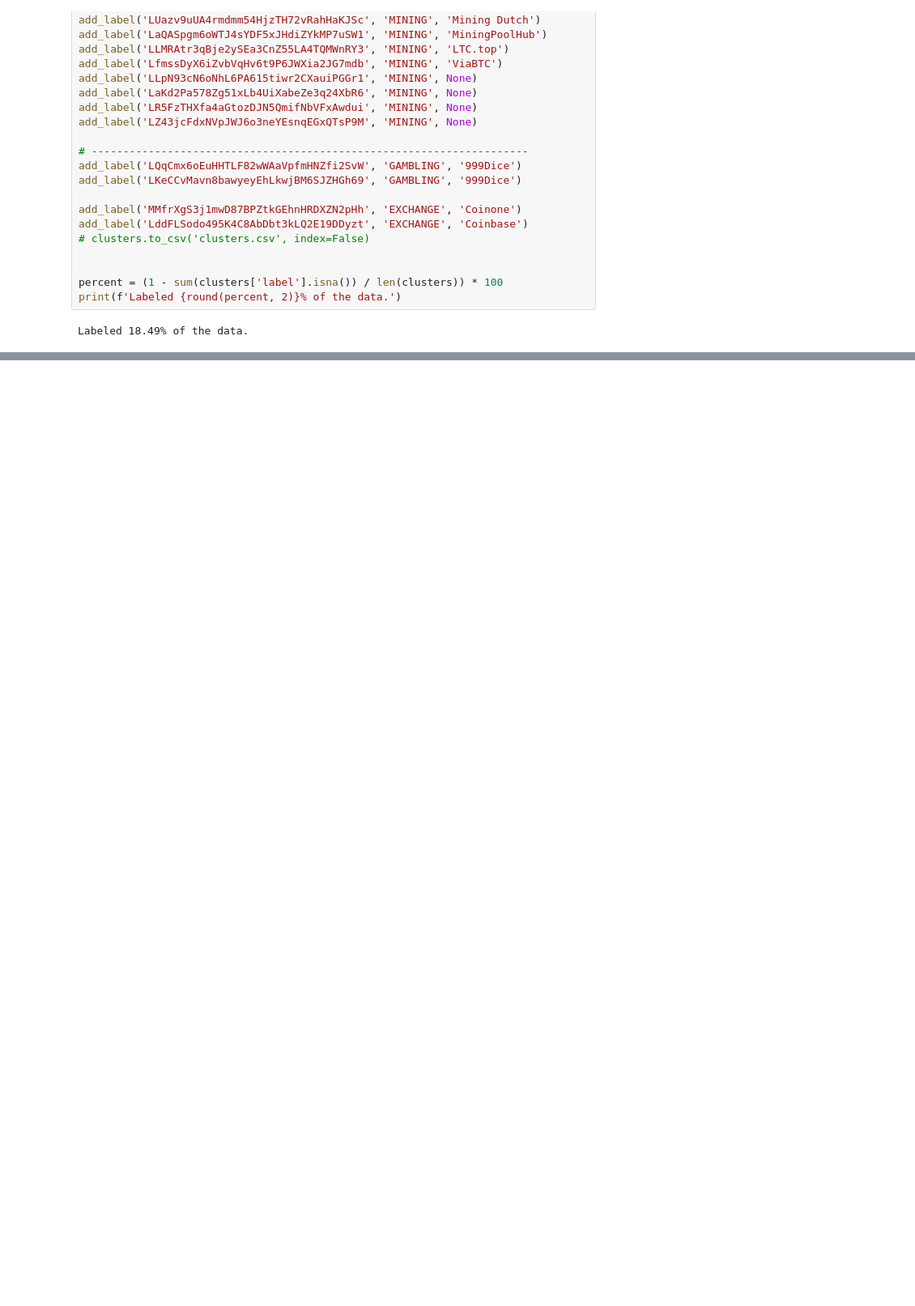
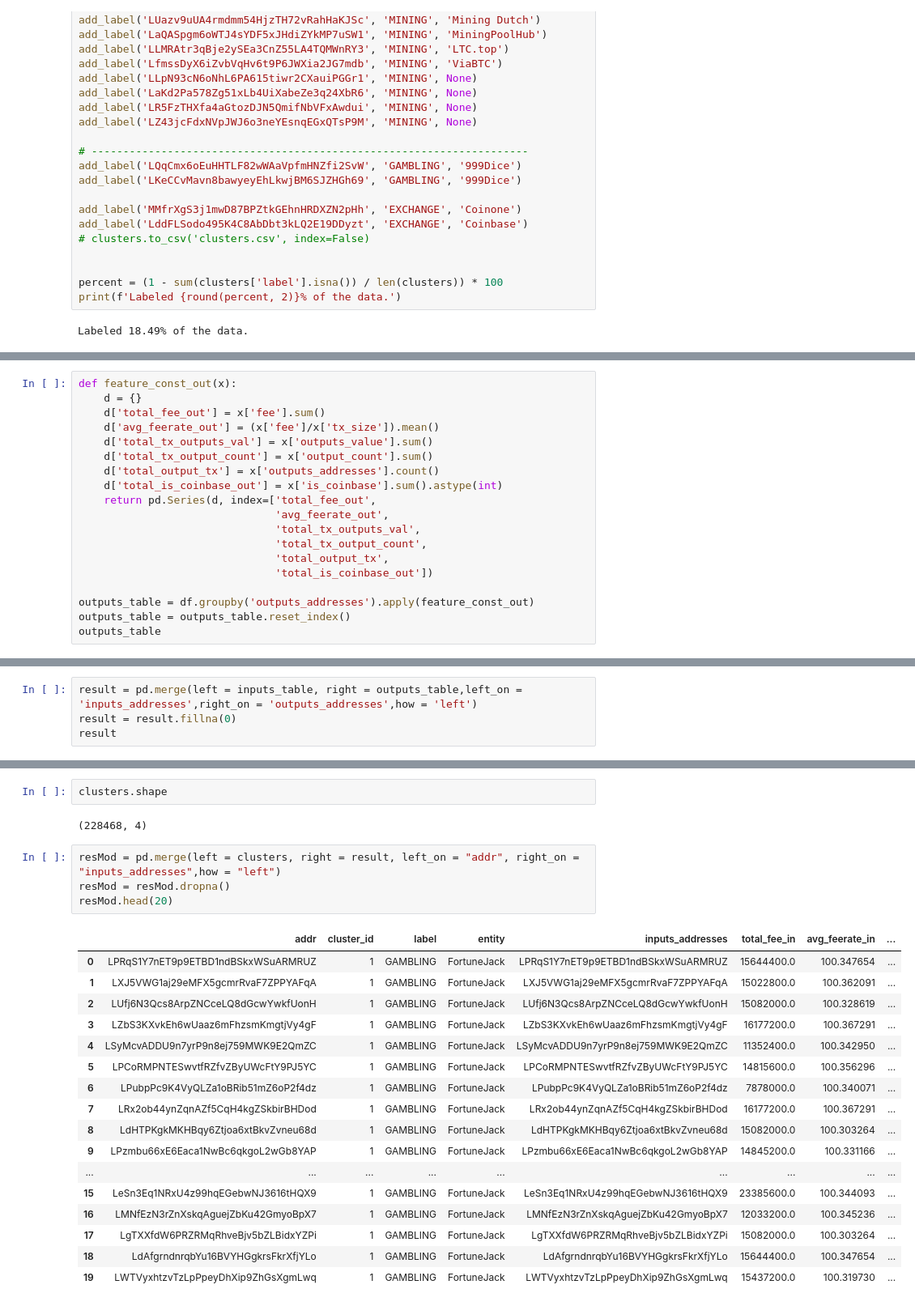
Before and after one commit to fakecoinbase/suchak1slashltc_addr_clf, a Jupyter notebook: litecoin.ipynb, the cells around one changed output, grey strips where cells are left out. Shown: that part at 81% size. Saved outputs shown, nothing was run; the diff lists cells and outputs as text; blank space fills up the shorter version.

```diff
--- a/litecoin.ipynb
+++ b/litecoin.ipynb
@@ -260,0 +316,19 @@ num_clusters_labeled
+# %%
+def feature_const_out(x):
+    d = {}
+    d['total_fee_out'] = x['fee'].sum()
+    d['avg_feerate_out'] = (x['fee']/x['tx_size']).mean()
+    d['total_tx_outputs_val'] = x['outputs_value'].sum()
+    d['total_tx_output_count'] = x['output_count'].sum()
+    d['total_output_tx'] = x['outputs_addresses'].count()
+    d['total_is_coinbase_out'] = x['is_coinbase'].sum().astype(int)
+    return pd.Series(d, index=['total_fee_out',
+                               'avg_feerate_out',
+                               'total_tx_outputs_val',
+                               'total_tx_output_count',
+                               'total_output_tx',
+                               'total_is_coinbase_out'])
+
+outputs_table = df.groupby('outputs_addresses').apply(feature_const_out)
+outputs_table = outputs_table.reset_index()
+outputs_table
@@ -260,0 +354,4 @@ num_clusters_labeled
+# %%
+result = pd.merge(left = inputs_table, right = outputs_table,left_on = 'inputs_addresses',right_on = 'outputs_addresses',how = 'left')
+result = result.fillna(0)
+result
@@ -260,0 +377,26 @@ num_clusters_labeled
+# %%
+clusters.shape
+# %% [output]
+(228468, 4)
+# %%
+resMod = pd.merge(left = clusters, right = result, left_on = "addr", right_on = "inputs_addresses",how = "left")
+resMod = resMod.dropna()
+resMod.head(20)
+# %% [output]
+|  | addr | cluster_id | label | entity | inputs_addresses | total_fee_in | avg_feerate_in | ... |
+| 0 | LPRqS1Y7nET9p9ETBD1ndBSkxWSuARMRUZ | 1 | GAMBLING | FortuneJack | LPRqS1Y7nET9p9ETBD1ndBSkxWSuARMRUZ | 15644400.0 | 100.347654 | ... |
+| 1 | LXJ5VWG1aj29eMFX5gcmrRvaF7ZPPYAFqA | 1 | GAMBLING | FortuneJack | LXJ5VWG1aj29eMFX5gcmrRvaF7ZPPYAFqA | 15022800.0 | 100.362091 | ... |
+| 2 | LUfj6N3Qcs8ArpZNCceLQ8dGcwYwkfUonH | 1 | GAMBLING | FortuneJack | LUfj6N3Qcs8ArpZNCceLQ8dGcwYwkfUonH | 15082000.0 | 100.328619 | ... |
+| 3 | LZbS3KXvkEh6wUaaz6mFhzsmKmgtjVy4gF | 1 | GAMBLING | FortuneJack | LZbS3KXvkEh6wUaaz6mFhzsmKmgtjVy4gF | 16177200.0 | 100.367291 | ... |
+| 4 | LSyMcvADDU9n7yrP9n8ej759MWK9E2QmZC | 1 | GAMBLING | FortuneJack | LSyMcvADDU9n7yrP9n8ej759MWK9E2QmZC | 11352400.0 | 100.342950 | ... |
+| 5 | LPCoRMPNTESwvtfRZfvZByUWcFtY9PJ5YC | 1 | GAMBLING | FortuneJack | LPCoRMPNTESwvtfRZfvZByUWcFtY9PJ5YC | 14815600.0 | 100.356296 | ... |
+| 6 | LPubpPc9K4VyQLZa1oBRib51mZ6oP2f4dz | 1 | GAMBLING | FortuneJack | LPubpPc9K4VyQLZa1oBRib51mZ6oP2f4dz | 7878000.0 | 100.340071 | ... |
+| 7 | LRx2ob44ynZqnAZf5CqH4kgZSkbirBHDod | 1 | GAMBLING | FortuneJack | LRx2ob44ynZqnAZf5CqH4kgZSkbirBHDod | 16177200.0 | 100.367291 | ... |
+| 8 | LdHTPKgkMKHBqy6Ztjoa6xtBkvZvneu68d | 1 | GAMBLING | FortuneJack | LdHTPKgkMKHBqy6Ztjoa6xtBkvZvneu68d | 15082000.0 | 100.303264 | ... |
+| 9 | LPzmbu66xE6Eaca1NwBc6qkgoL2wGb8YAP | 1 | GAMBLING | FortuneJack | LPzmbu66xE6Eaca1NwBc6qkgoL2wGb8YAP | 14845200.0 | 100.331166 | ... |
+| ... | ... | ... | ... | ... | ... | ... | ... | ... |
+| 15 | LeSn3Eq1NRxU4z99hqEGebwNJ3616tHQX9 | 1 | GAMBLING | FortuneJack | LeSn3Eq1NRxU4z99hqEGebwNJ3616tHQX9 | 23385600.0 | 100.344093 | ... |
+| 16 | LMNfEzN3rZnXskqAguejZbKu42GmyoBpX7 | 1 | GAMBLING | FortuneJack | LMNfEzN3rZnXskqAguejZbKu42GmyoBpX7 | 12033200.0 | 100.345236 | ... |
+| 17 | LgTXXfdW6PRZRMqRhveBjv5bZLBidxYZPi | 1 | GAMBLING | FortuneJack | LgTXXfdW6PRZRMqRhveBjv5bZLBidxYZPi | 15082000.0 | 100.303264 | ... |
+| 18 | LdAfgrndnrqbYu16BVYHGgkrsFkrXfjYLo | 1 | GAMBLING | FortuneJack | LdAfgrndnrqbYu16BVYHGgkrsFkrXfjYLo | 15644400.0 | 100.347654 | ... |
+| 19 | LWTVyxhtzvTzLpPpeyDhXip9ZhGsXgmLwq | 1 | GAMBLING | FortuneJack | LWTVyxhtzvTzLpPpeyDhXip9ZhGsXgmLwq | 15437200.0 | 100.319730 | ... |
```
Also changed, not shown: parts of 10 cells of this notebook.
